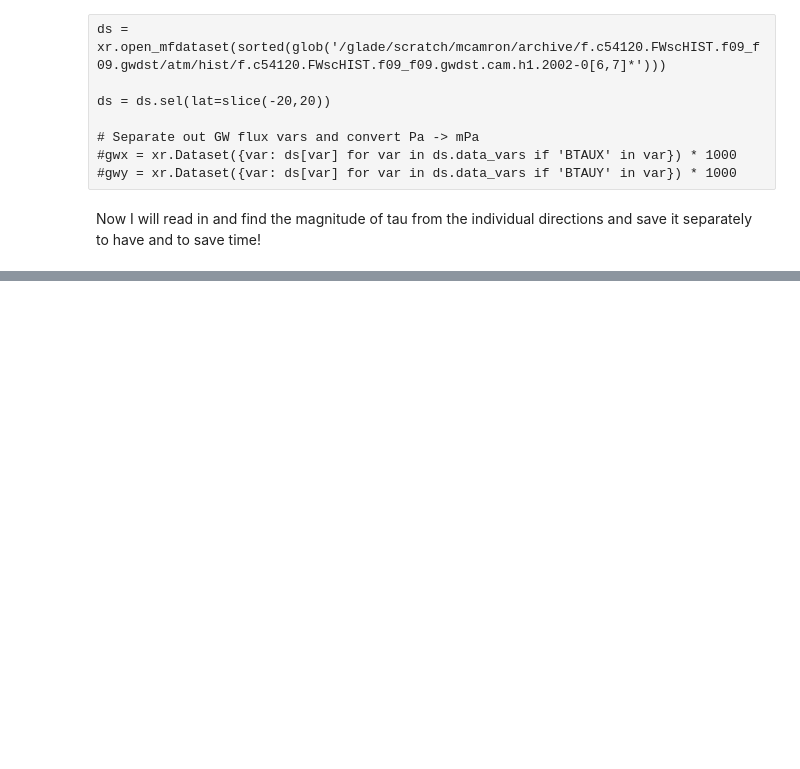
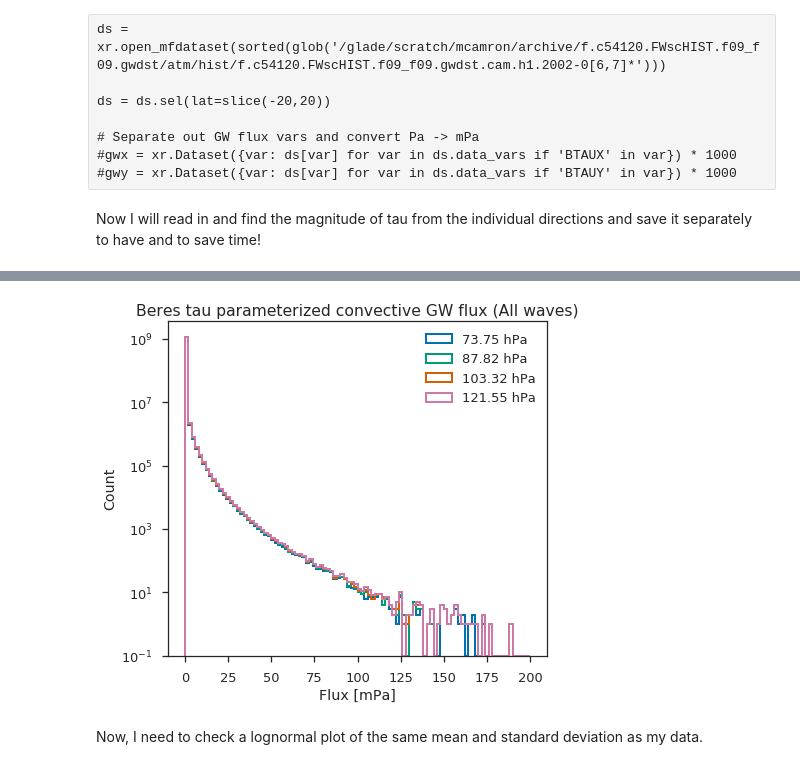
Before and after one commit to dcamron/ncar-gwdst, a Jupyter notebook: notebooks/waves.ipynb, the cells around one changed output, grey strips where cells are left out. Saved outputs shown, nothing was run; the diff lists cells and outputs as text; code cells hidden in the pictures; blank space fills up the shorter version.

```diff
--- a/notebooks/waves.ipynb
+++ b/notebooks/waves.ipynb
@@ -78,0 +76,17 @@ plt.tight_layout()
+# %%
+f, ax = plt.subplots(figsize=(7, 6))
+
+for l in tau.lev:
+    tau['0'].sel(lev=l).plot.hist(ax=ax, bins=np.arange(0, 201, 2), log=True, histtype='step', linewidth=2, label=('%.2f hPa' % l.values))
+
+ax.legend(loc='upper right')
+ax.set_xlabel('Flux [mPa]')
+ax.set_title('Beres tau parameterized convective GW flux (All waves)')
+
+plt.tight_layout()
+
+f.savefig('../figures/waves/dist_flux_2.png')
+# %% [output]
+[figure, added]
+# %% [markdown]
+Now, I need to check a lognormal plot of the same mean and standard deviation as my data.
```
Also changed, not shown: parts of 16 cells of this notebook, 4 other files.
